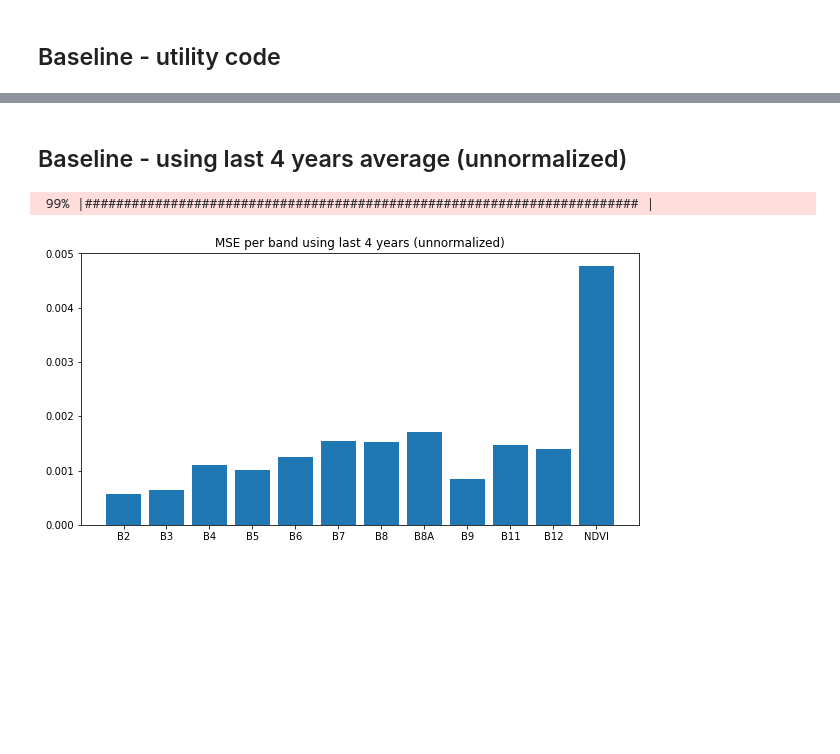
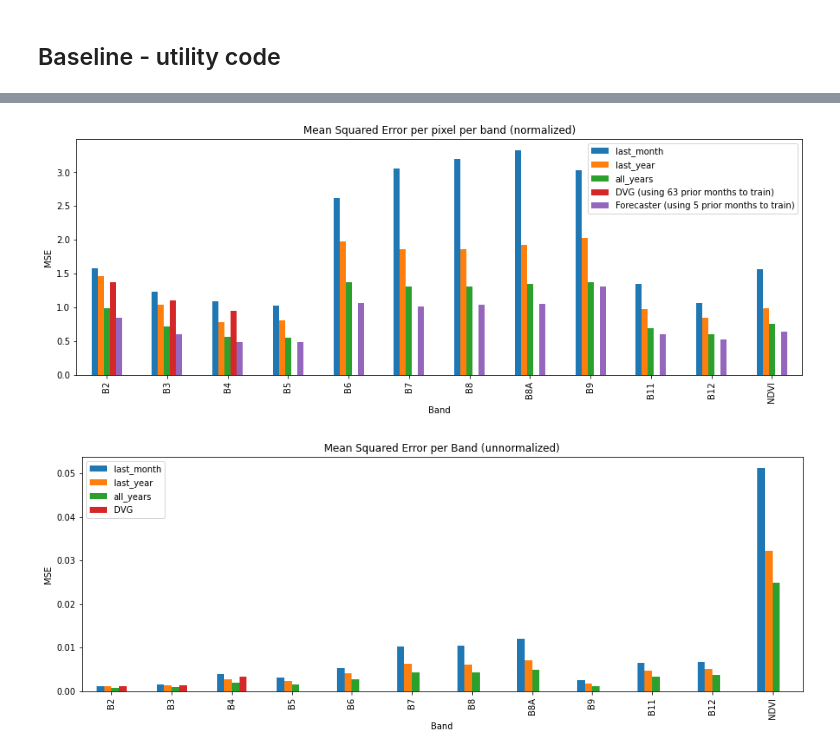
Before and after one commit to shgaurav1/DVG, a Jupyter notebook: satellite_baselines.ipynb, the cells around one changed output, grey strips where cells are left out. Saved outputs shown, nothing was run; the diff lists cells and outputs as text; code cells hidden in the pictures; blank space fills up the shorter version.

Commit message:
nb for baselines

```diff
--- a/satellite_baselines.ipynb
+++ b/satellite_baselines.ipynb
@@ -30,3 +33,5 @@ Using: 2790 for testing
+# %%
+loaded_test_data = np.array([t.numpy() for t in tqdm(test_data)])
 # %%
 def check_data(tile, month=7):
     tile_np = tile.numpy()
@@ -55,16 +53,16 @@ STD: 0.11437879208759619
 # %% [markdown]
 ## Baseline - utility code
 # %%
-def compute_mse(test_data, forecast_months=7, use_all_years=False):
+def compute_mse(loaded_test_data, forecast_months=7, baseline_type="all_years", unnormalize=False):
     """
     Computes mean squared error
     """
-    test_set_size = len(test_data)
-    progress = progressbar.ProgressBar(test_set_size).start()
     total_mse_per_bands = 0
 
-    for i in range(test_set_size):
-        test_inst = test_data[i].numpy()
+    for test_inst in tqdm(loaded_test_data):
+
+        if unnormalize:
+            test_inst = test_data.unnormalize(test_inst)
 
         s = test_inst.shape
         test_inst_by_year = test_inst.reshape(-1, 12, s[1], s[2], s[3])
@@ -72,16 +70,20 @@ def compute_mse(test_data, forecast_months=7, use_all_years=False):
         # Set y to be latest 7 months
         Y_true = test_inst_by_year[-1][-forecast_months:]
 
-        if use_all_years:
+        if baseline_type == "all_years":
             # Set y pred to be average of all past year's 7 months
             Y_pred = test_inst_by_year[:-1].mean(axis=0)[-forecast_months:]
-        else:
+        elif baseline_type == "last_year":
             # Set y pred to be last year's 7 months
             Y_pred = test_inst_by_year[-2][-forecast_months:]
+        elif baseline_type == "last_month":
+            Y_pred = test_inst_by_year[-1][-(forecast_months+1)]
+        else:
+            raise ValueError("baseline_type must be 'all_years', 'last_year', or 'last_month'")
 
         # Calculate mean squared loss per band
         total_mse_per_bands += ((Y_true - Y_pred)**2).mean(axis=(0,-2,-1))
 
-        progress.update(i+1)
+    mean_mse_per_bands = total_mse_per_bands / len(loaded_test_data)
 
-    return total_mse_per_bands
+    return mean_mse_per_bands
@@ -129,11 +90,34 @@ plot_mse_per_bands(mse, test_data.bands_to_keep, title="MSE per band using last
-# %% [markdown]
-## Baseline - using last 4 years average (unnormalized)
-# %%
-total_mse_per_bands_unnormalized = compute_mse(test_data_unnormalized, use_all_years=True)
-# %% [output]
- 99% |####################################################################### |
-# %%
-mse_unnormalized = total_mse_per_bands_unnormalized/len(test_data_unnormalized)
-plot_mse_per_bands(mse_unnormalized, test_data_unnormalized.bands_to_keep, title="MSE per band using last 4 years (unnormalized)");
-# %% [output]
-[figure, removed]
+# %%
+def plot_mses(mses, title):
+    df = pd.DataFrame(mses)
+    df = df.set_index(pd.Index(test_data.bands_to_keep))
+    df.plot(kind='bar', figsize=(15,5),
+            title=title,
+           xlabel="Band",
+           ylabel="MSE");
+# %%
+mses = {
+    k: compute_mse(loaded_test_data, baseline_type=k)
+    for k in ["last_month", "last_year", "all_years"]
+}
+
+mses["DVG (using 63 prior months to train)"] = [1.3702908, 1.1102128, 0.94570667] + [0 for i in range(9)]
+mses["Forecaster (using 5 prior months to train)"] = [0.84178023, 0.60160971, 0.48618681, 0.48346133, 1.05982456,
+       1.01759255, 1.04585694, 1.05148563, 1.31319203, 0.60696182,
+       0.52989607, 0.63550722]
+
+plot_mses(mses, title="Mean Squared Error per pixel per band (normalized)")
+# %% [output]
+[figure, added]
+# %%
+mses = {
+    k: compute_mse(loaded_test_data, baseline_type=k, unnormalize=True)
+    for k in ["last_month", "last_year", "all_years"]
+}
+
+mses["DVG"] = [0.00107829, 0.00145277, 0.0034245] + [0 for i in range(9)]
+#mses["Forecaster"] =
+
+plot_mses(mses, title="Mean Squared Error per Band (unnormalized)")
+# %% [output]
+[figure, added]
```
Also changed, not shown: parts of 15 cells of this notebook.
